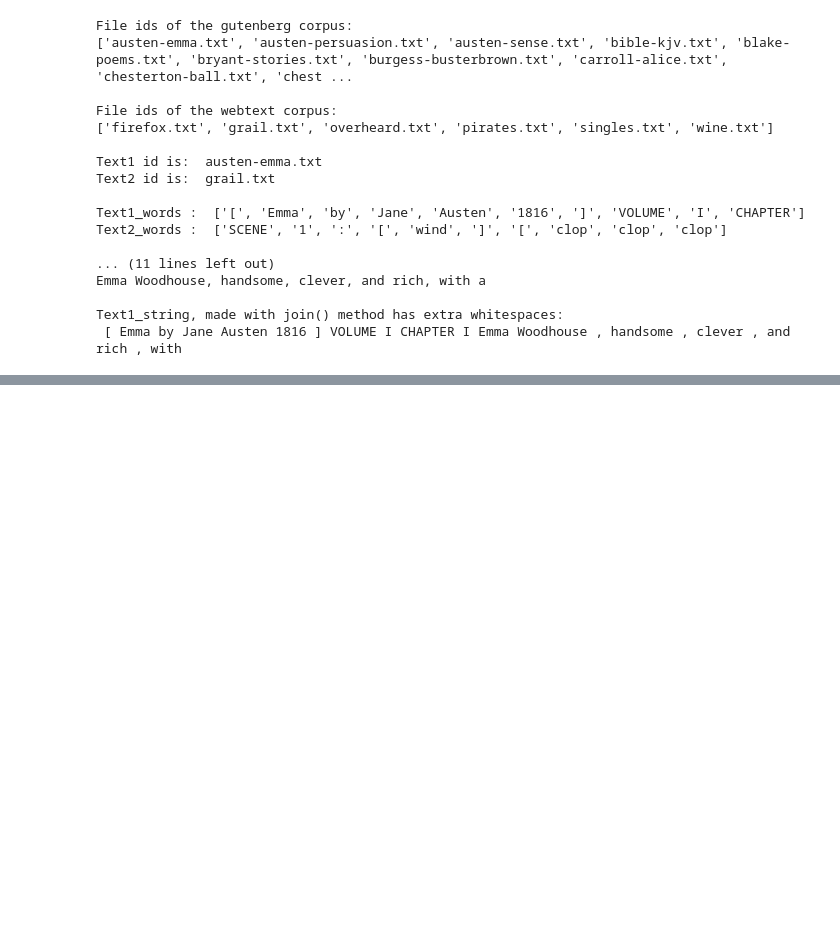
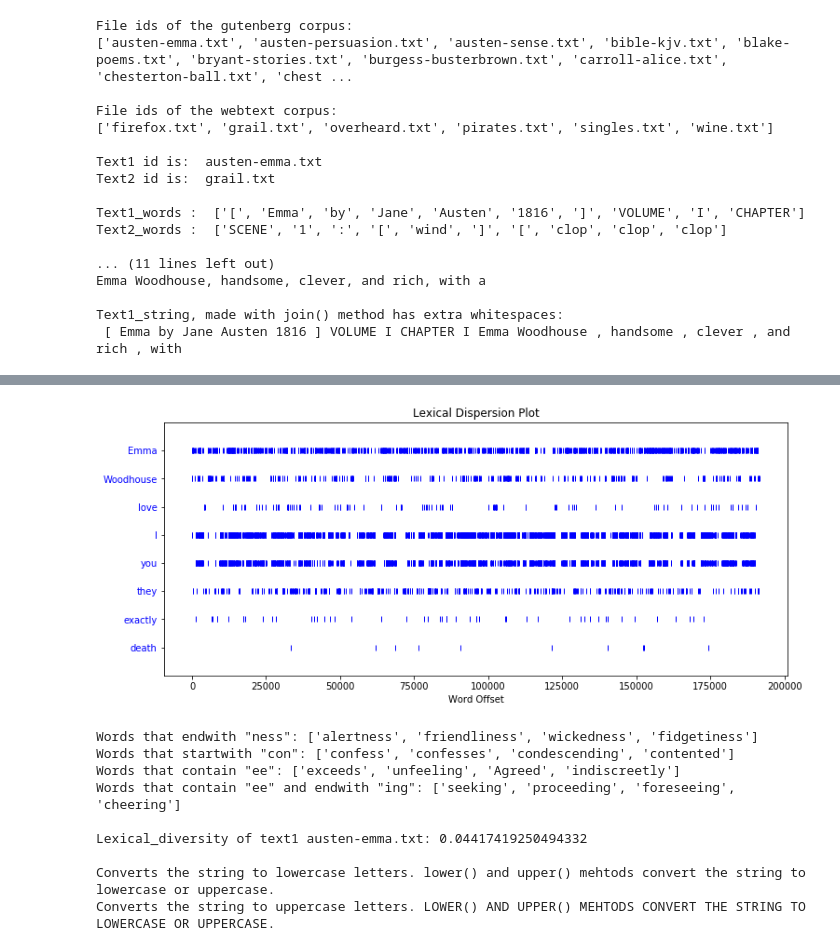
Before and after one commit to nimas62/NLTK-classical-NLP, a Jupyter notebook: NLTK-Text-Corpora.ipynb, the cells around one changed output, grey strips where cells are left out. Saved outputs shown, nothing was run; the diff lists cells and outputs as text; code cells hidden in the pictures; blank space fills up the shorter version.

Commit message:
Added dispertion plot, bigrams
usual and unusual words,
conditional frequency distribution,
search with startswith() endswith(),
search if token in word.

```diff
--- a/NLTK-Text-Corpora.ipynb
+++ b/NLTK-Text-Corpora.ipynb
@@ -131,4 +236,5 @@ Frequency of the word "good" in text1 is: 340
 # %%
+#Searching in text
 #Text objects / Concordance, similarity, common_contexts
 ###########################################
 
@@ -139,26 +245,71 @@ print('Type of the variable "text1_list" :', type(text1_list))
 print()
 
 #Crating an instance of the NLTK text object
-text_object=Text(text1_list)
+text_object=Text(text1_list);
 
 #Concordance
+######################
+
+#3 concordances of the word "precisely":
+print('3 concordance of the word "exactly":')
+text_object.concordance(word='exactly',width=60, lines=3)
+print()
+
+#Similarity - find words that are in common context
+######################
+print('"exactly" similar contexs:')
+text_object.similar('exactly')
+print()
+#Common contexts
+######################
+
+print('"exactly" and "just" common contexs (tokens in left and rightside):')
+text_object.common_contexts(['exactly','just'])
+
+# Dispertion plot - Location of words in
+######################
+plt.figure(figsize=(12, 5))  # the size you want
+text_object.dispersion_plot(['Emma','Woodhouse','love','I','you','they','exactly','death'])
+
+# Words that contain a particular token
 ###########################################
 
-#7 concordances of the word "precisely":
-print('7 concordance of the word "precisely":')
-text_object.concordance(word='precisely',width=60, lines=7)
+# endswith() and startswith() methods
+######################
+words=[word for word in vocabs_list if word.endswith('ness')];
+print('Words that endwith "ness":', words[1:5])
+words=[word for word in vocabs_list if word.startswith('con')];
+print('Words that startwith "con":', words[1:5])
+# Find words that contain …:
+######################
+words=[word for word in vocabs_list if 'ee' in word];
+print('Words that contain "ee":', words[1:5])
+words=[word for word in vocabs_list if 'ee' in word and word.endswith('ing')];
+print('Words that contain "ee" and endwith "ing":', words[1:5])
+print()
 
-#Similarity - find words that are in common context
-###########################################
+# The ratio of vocabulary size to text length.
+# Says how wide the vocabulary range is, or how many duplicates there are.
+lexical_diversity = len(set(text1_list)) / len(text1_list)
+print('Lexical_diversity of text1 {}:'.format(text1_id), lexical_diversity)
 print()
-print('"precisely" similar contexs:')
-text_object.similar('precisely')
 
-#Common context
-###########################################
+# Uppercase lowercase
+######################
+string='lower() and upper() mehtods convert the string to lowercase or uppercase.'
+print('Converts the string to lowercase letters.' , string.lower())
+print('Converts the string to uppercase letters.' , string.upper())
 print()
-print('"head" and "hart" common contexs (tokens in left and rightside):')
-text_object.common_contexts(['head','heart'])
+
+# Word comparison operators
+######################
+string="this is an apple.";
+string.islower();
+string.isupper();
+string.isalpha();
+string.isalnum(); #test if s is non-empty and all characters in s are alphanumeric
+string.isdigit(); #test if s is non-empty and all characters in s are digits
+string.istitle();
 # %% [output]
 Type of the variable "text1_words" : <class 'nltk.corpus.reader.util.StreamBackedCorpusView'>
 Type of the variable "text1_list" : <class 'list'>
@@ -181,0 +329,10 @@ his_at his_and her_was my_and my_i own_and
+[figure, added]
+Words that endwith "ness": ['alertness', 'friendliness', 'wickedness', 'fidgetiness']
+Words that startwith "con": ['confess', 'confesses', 'condescending', 'contented']
+Words that contain "ee": ['exceeds', 'unfeeling', 'Agreed', 'indiscreetly']
+Words that contain "ee" and endwith "ing": ['seeking', 'proceeding', 'foreseeing', 'cheering']
+
+Lexical_diversity of text1 austen-emma.txt: 0.04417419250494332
+
+Converts the string to lowercase letters. lower() and upper() mehtods convert the string to lowercase or uppercase.
+Converts the string to uppercase letters. LOWER() AND UPPER() MEHTODS CONVERT THE STRING TO LOWERCASE OR UPPERCASE.
```
Also changed, not shown: parts of 5 cells of this notebook.
